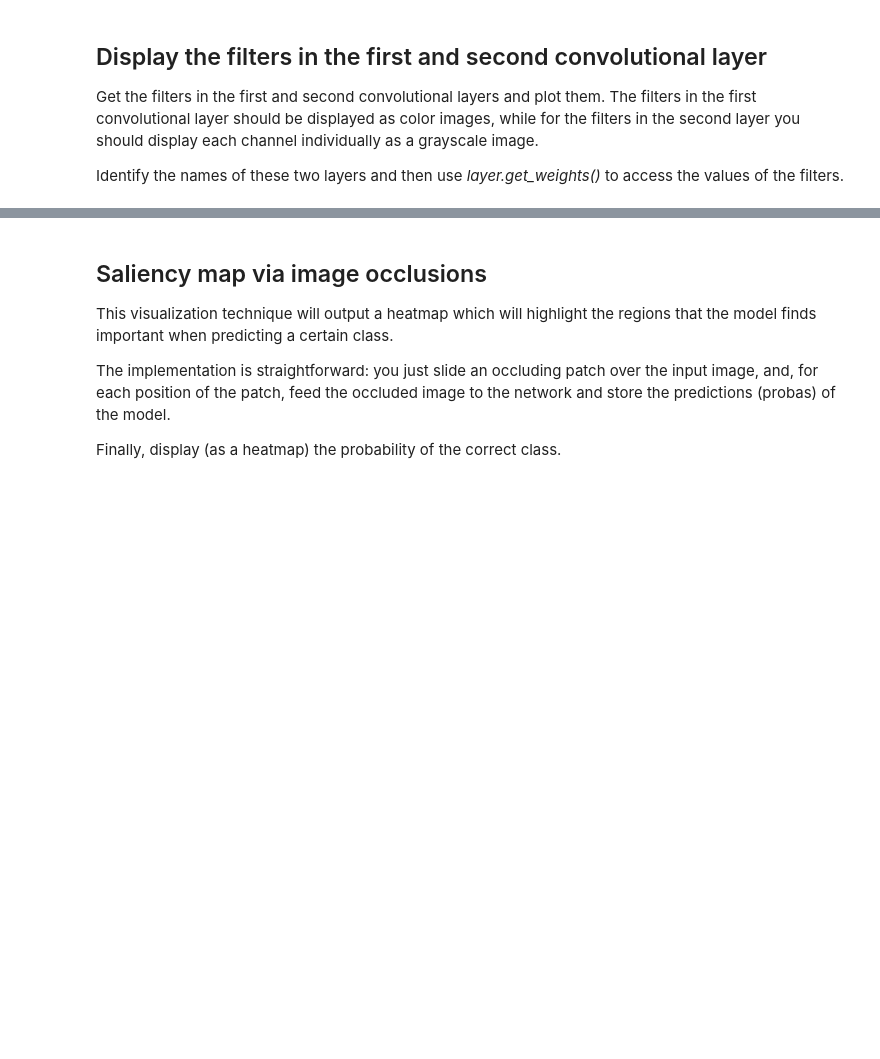
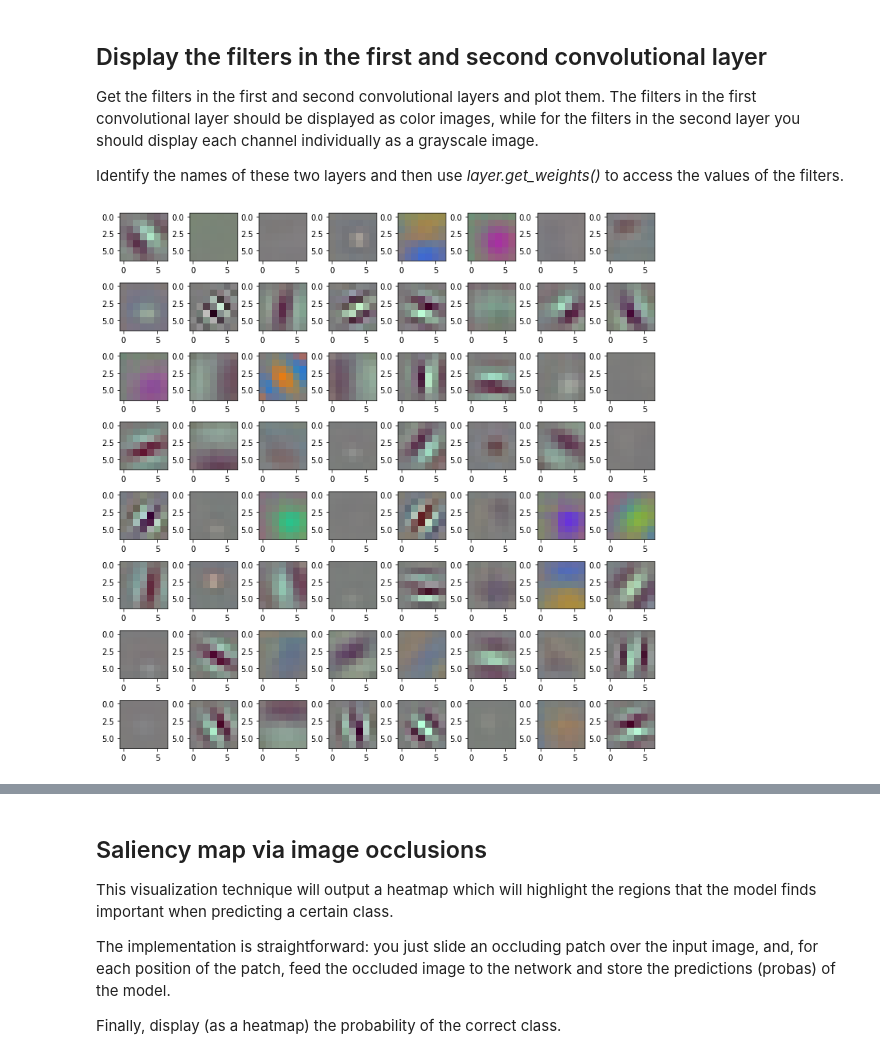
Before and after one commit to flaviu2001/University-Projects, a Jupyter notebook: Semester 5/Computer Vision and Deep Learning/Labs/Lab 6/Lab 6.ipynb, the cells around one changed output, grey strips where cells are left out. Drawn from its saved outputs; the diff is of its cells as text; code cells hidden in the pictures; blank space fills up the shorter version.

```diff
--- a/Semester 5/Computer Vision and Deep Learning/Labs/Lab 6/Lab 6.ipynb
+++ b/Semester 5/Computer Vision and Deep Learning/Labs/Lab 6/Lab 6.ipynb
@@ -62,0 +85,16 @@ Identify the names of these two layers and then use _layer.get_weights()_ to acc
+# %%
+layer1_weights = resnet50_model.get_layer("conv1_conv").get_weights()[0]
+mn = np.min(layer1_weights)
+layer1_weights -= mn
+mx = np.max(layer1_weights)
+layer1_weights /= mx
+layer1_weights *= 255
+layer1_weights = layer1_weights.astype(int)
+fig, axes = plt.subplots(8, 8, figsize=(10, 10))
+for i in range(64):
+    plt.subplot(8, 8, i+1)
+    plt.imshow(layer1_weights[:, :, :, i])
+plt.tight_layout()
+plt.show()
+# %% [output]
+[figure, added]
```
Also changed, not shown: parts of 22 cells of this notebook, 7 other files.
